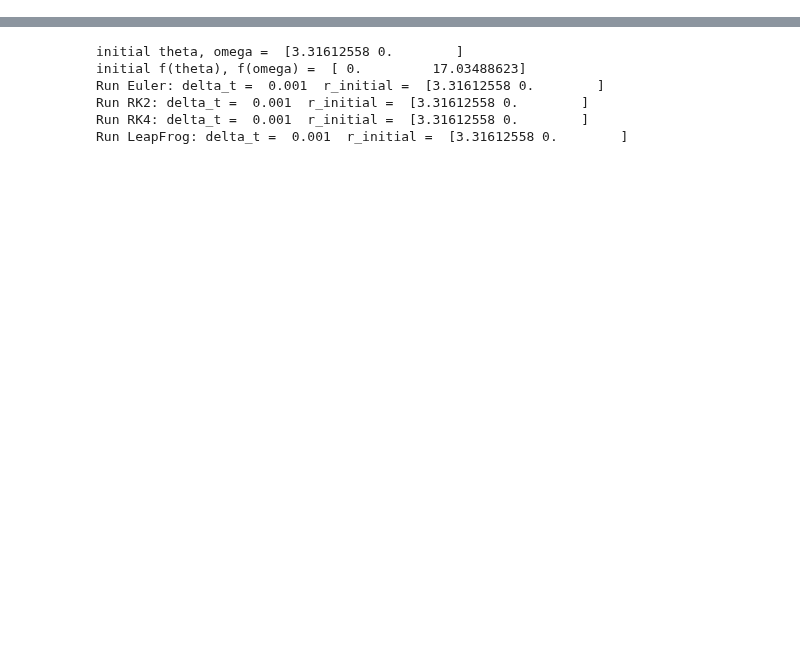
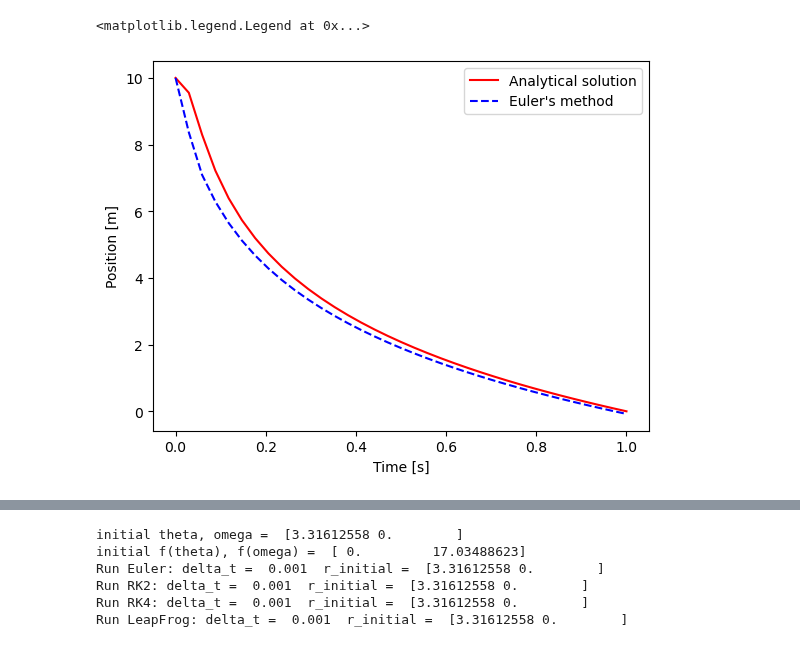
Before and after one commit to CWCopeland/ComputationalPhysics, a Jupyter notebook: LectureNotes/13_differentialEquations.ipynb, the cells around one changed output, grey strips where cells are left out. Drawn from its saved outputs; the diff is of its cells as text; code cells hidden in the pictures; blank space fills up the shorter version.

```diff
--- a/LectureNotes/13_differentialEquations.ipynb
+++ b/LectureNotes/13_differentialEquations.ipynb
@@ -735,6 +0,0 @@ $\frac{dx}{dt} =  -x^3 + \sin(t)$
-# %%
-# ------------------------------------------------------------------------
-# define ode to be used for testing numerical methods to solve differential equations
-# dx/dt = f(x,t)
-def f(x,t):
-    return -x**3 + np.sin(t)
@@ -1154,0 +31,42 @@ def run_frg_vec(a,b,N,r_initial):
+# %%
+import math
+import numpy as np
+from matplotlib import pyplot as plt
+
+x0 = 10 #m
+tf = 1 #s
+N = 35 #number of steps to perform
+
+def f(x,t):
+    return -3 * t**2 * math.exp(x)
+
+####################################################################
+def eulerMethod(f, x0, tf, N):
+
+    tValues = np.linspace(0, tf, N)
+    h = (tValues[-1] - tValues[0])/N
+
+    xValues = [x0]
+
+    x = x0
+    for t in tValues[1:]:   #we already know x(t[0]) = x0
+        x = x + h*f(x,t)
+        xValues.append(x)
+
+    return tValues, xValues
+####################################################################
+
+tValues, euler = eulerMethod(f, x0, tf, N)
+
+plt.figure()
+
+plt.plot(tValues, -np.log(tValues**3 + math.exp(-x0)), "r" , label="Analytical solution")
+plt.plot(tValues, euler, "b--" , label="Euler's method")
+
+plt.xlabel("Time [s]")
+plt.ylabel("Position [m]")
+
+plt.legend(loc='best')
+# %% [output]
+<matplotlib.legend.Legend at 0x...>
+[figure, added]
```
Also changed, not shown: parts of 87 cells of this notebook.
